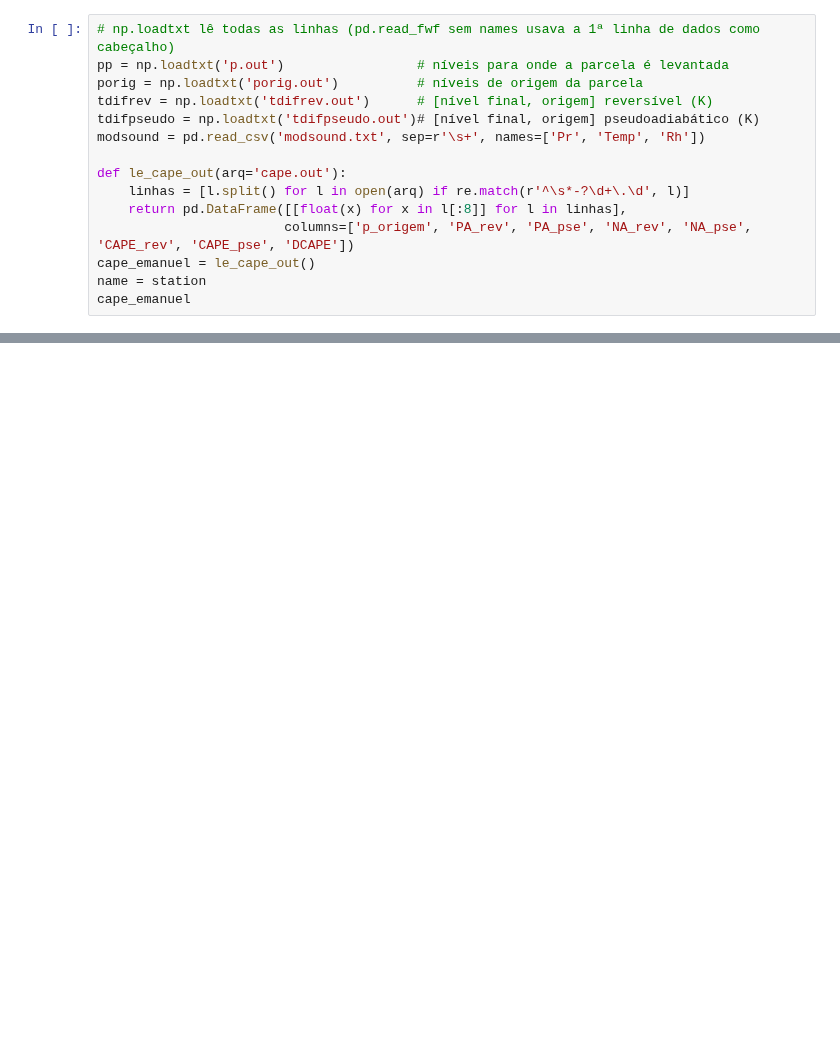
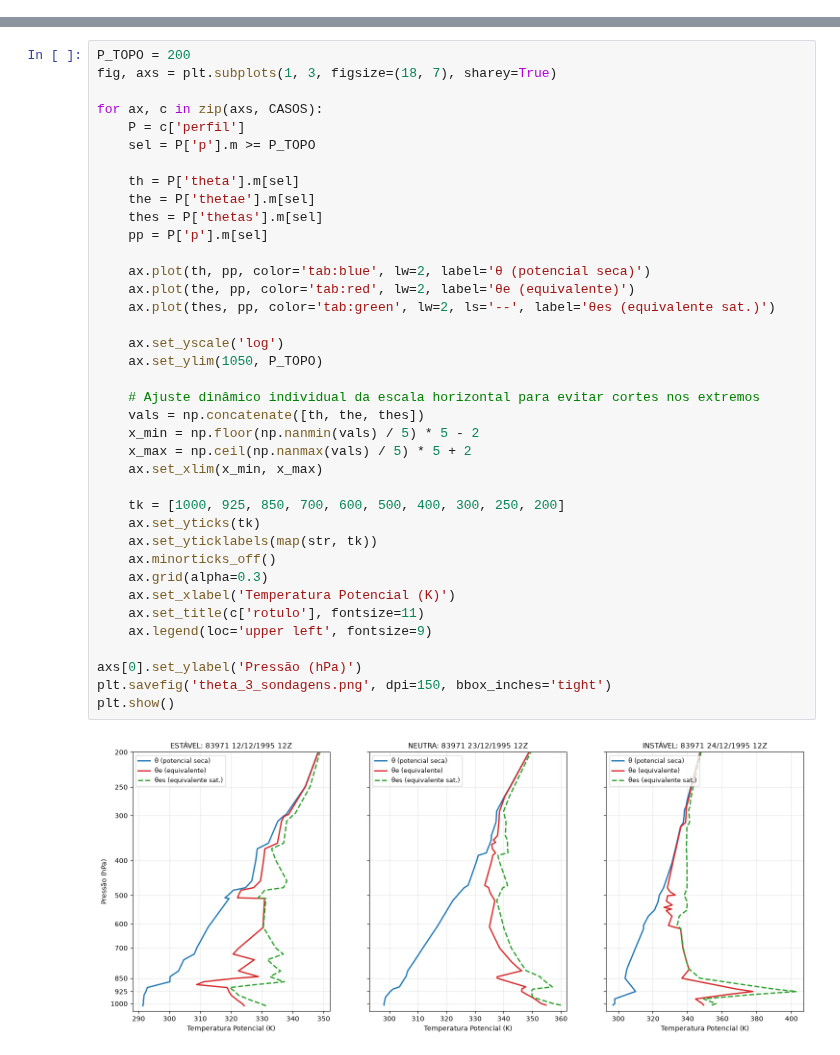
Before and after one commit to reinaldohaas/tarefa-meso, a Jupyter notebook: Seminario_plot_sounding_revisado.ipynb, the cells around one changed output, grey strips where cells are left out. Saved outputs shown, nothing was run; the diff lists cells and outputs as text; blank space fills up the shorter version.

```diff
--- a/Seminario_plot_sounding_revisado.ipynb
+++ b/Seminario_plot_sounding_revisado.ipynb
@@ -830,15 +0,0 @@ print(roda_wyoming('.') or 'wyoming.exe executado — saídas p.out, porig.out,
-# %%
-# np.loadtxt lê todas as linhas (pd.read_fwf sem names usava a 1ª linha de dados como cabeçalho)
-pp = np.loadtxt('p.out')                 # níveis para onde a parcela é levantada
-porig = np.loadtxt('porig.out')          # níveis de origem da parcela
-tdifrev = np.loadtxt('tdifrev.out')      # [nível final, origem] reversível (K)
-tdifpseudo = np.loadtxt('tdifpseudo.out')# [nível final, origem] pseudoadiabático (K)
-modsound = pd.read_csv('modsound.txt', sep=r'\s+', names=['Pr', 'Temp', 'Rh'])
-
-def le_cape_out(arq='cape.out'):
-    linhas = [l.split() for l in open(arq) if re.match(r'^\s*-?\d+\.\d', l)]
-    return pd.DataFrame([[float(x) for x in l[:8]] for l in linhas],
-                        columns=['p_origem', 'PA_rev', 'PA_pse', 'NA_rev', 'NA_pse', 'CAPE_rev', 'CAPE_pse', 'DCAPE'])
-cape_emanuel = le_cape_out()
-name = station
-cape_emanuel
@@ -1065,0 +433,40 @@ resumo
+# %%
+P_TOPO = 200
+fig, axs = plt.subplots(1, 3, figsize=(18, 7), sharey=True)
+
+for ax, c in zip(axs, CASOS):
+    P = c['perfil']
+    sel = P['p'].m >= P_TOPO
+
+    th = P['theta'].m[sel]
+    the = P['thetae'].m[sel]
+    thes = P['thetas'].m[sel]
+    pp = P['p'].m[sel]
+
+    ax.plot(th, pp, color='tab:blue', lw=2, label='θ (potencial seca)')
+    ax.plot(the, pp, color='tab:red', lw=2, label='θe (equivalente)')
+    ax.plot(thes, pp, color='tab:green', lw=2, ls='--', label='θes (equivalente sat.)')
+
+    ax.set_yscale('log')
+    ax.set_ylim(1050, P_TOPO)
+
+    # Ajuste dinâmico individual da escala horizontal para evitar cortes nos extremos
+    vals = np.concatenate([th, the, thes])
+    x_min = np.floor(np.nanmin(vals) / 5) * 5 - 2
+    x_max = np.ceil(np.nanmax(vals) / 5) * 5 + 2
+    ax.set_xlim(x_min, x_max)
+
+    tk = [1000, 925, 850, 700, 600, 500, 400, 300, 250, 200]
+    ax.set_yticks(tk)
+    ax.set_yticklabels(map(str, tk))
+    ax.minorticks_off()
+    ax.grid(alpha=0.3)
+    ax.set_xlabel('Temperatura Potencial (K)')
+    ax.set_title(c['rotulo'], fontsize=11)
+    ax.legend(loc='upper left', fontsize=9)
+
+axs[0].set_ylabel('Pressão (hPa)')
+plt.savefig('theta_3_sondagens.png', dpi=150, bbox_inches='tight')
+plt.show()
+# %% [output]
+[figure, added]
```
Also changed, not shown: parts of 68 cells of this notebook.
